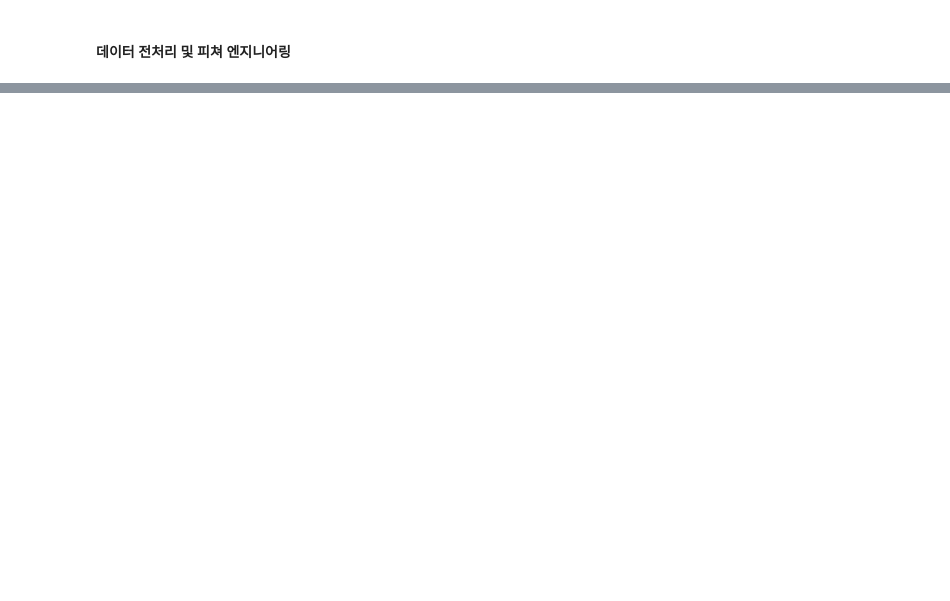
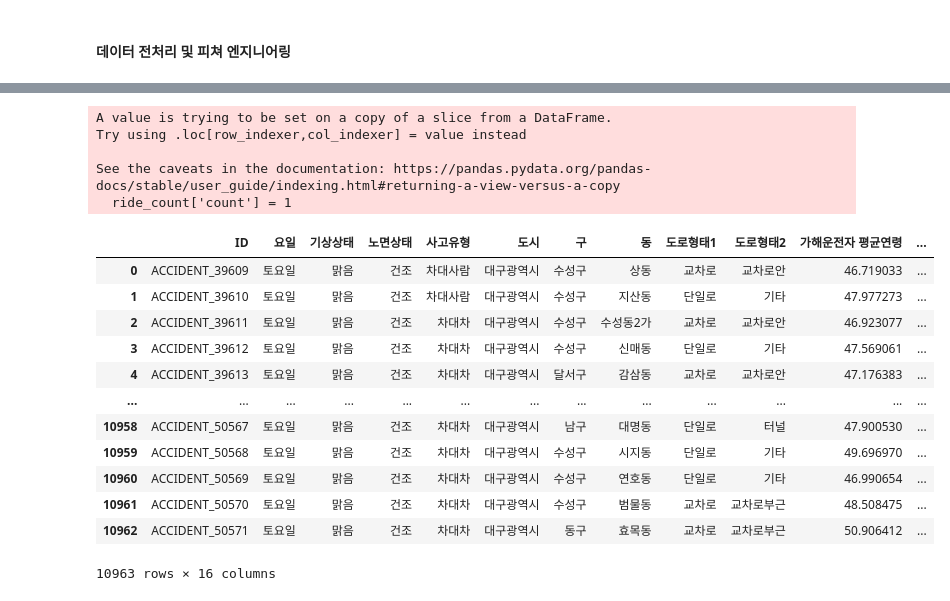
Before and after one commit to djdjdjdfh1/pandas-data-analysis, a Jupyter notebook: part7/special.ipynb, the cells around one changed output, grey strips where cells are left out. Cells and saved outputs as stored; diff of their text form; code cells hidden in the pictures; blank space fills up the shorter version.

Commit message:
pandas merge

```diff
--- a/part7/special.ipynb
+++ b/part7/special.ipynb
@@ -312,0 +337,9 @@ ValueError: Unable to parse string "2019-01-01 00" at position 0
+# %%
+# 지역별 평균 연령 추출 및 데이터 병합
+# 가해운전자 연령 과 피해운전자 연령의 평균을 지역별로 계산 -> 원본 데이터와 병합
+train_df
+age_mean = train_df[['도시','구','동','가해운전자 연령','피해운전자 연령']].groupby(['도시','구','동']).mean()
+age_mean.columns = ['가해운전자 평균연령', '피해운전자 평균연령']
+train_df = pd.merge(train_df, age_mean, how='left', on = ['도시','구','동'])
+test_df = pd.merge(test_df, age_mean, how='left', on = ['도시','구','동'])
+train_df['가해운전자 평균연령'].head()
@@ -312,0 +353,12 @@ ValueError: Unable to parse string "2019-01-01 00" at position 0
+# %%
+# 성별  남:1 여:0
+train_df['가해운전자 성별'] = train_df['가해운전자 성별'].map({'남':1, '여':0})
+train_df['피해운전자 성별'] = train_df['피해운전자 성별'].map({'남':1, '여':0})
+# %%
+# 지역별 평균 성별
+gender_mean = train_df[['도시','구','동','가해운전자 성별','피해운전자 성별']].groupby(['도시','구','동']).mean()
+gender_mean.columns = ['가해운전자 평균성별', '피해운전자 평균성별']
+print(gender_mean)
+train_df = pd.merge(train_df, gender_mean, how='left', on = ['도시','구','동'])
+test_df = pd.merge(test_df, gender_mean, how='left', on = ['도시','구','동'])
+train_df.head()
@@ -312,0 +388,4 @@ ValueError: Unable to parse string "2019-01-01 00" at position 0
+# %%
+# 주말특성  토,일 1  나머지는 0
+train_df['주말'] = train_df['요일'].apply(lambda x: 1 if x in ['토요일', '일요일'] else 0 )
+test_df['주말'] = test_df['요일'].apply(lambda x: 1 if x in ['토요일', '일요일'] else 0 )
@@ -312,0 +408,38 @@ ValueError: Unable to parse string "2019-01-01 00" at position 0
+# %%
+# 지역별 사고 유형에 따른 차량 종류의 위험도 산출 및 데이터 병합
+# 사고 유형과 차종별 사고 빈도는 지역별로 각기 다른 특성을 가진다 - ECLO의 주요 요인
+# 파생변수 : 가해운전자 차종의 ECLO와 가해 운전자 차종 건수를 곱해 차종별 위험도 파생변수
+ride_dangerous = train_df[['가해운전자 차종','ECLO']].groupby('가해운전자 차종').mean()
+ride_dangerous.columns = ['ride_dangerous']
+
+ride_count = train_df[['도시','구','가해운전자 차종']]
+ride_count['count'] = 1
+ride_count = ride_count.groupby(['도시','구','가해운전자 차종']).count().reset_index()
+temp_1 = pd.merge(ride_count, ride_dangerous, how='left', on=['가해운전자 차종'])
+temp_1['multiply'] = temp_1['count'] * temp_1['ride_dangerous']
+temp_1 = temp_1.groupby(['도시','구']).sum().reset_index().drop(columns=['ride_dangerous'])
+temp_1['ride_dangerous'] = temp_1['multiply'] / temp_1['count']
+temp_1 = temp_1.drop(columns=['가해운전자 차종', 'count', 'multiply'])
+
+train_df = pd.merge(train_df, temp_1, how='left', on=['도시', '구'])
+test_df = pd.merge(test_df, temp_1, how='left', on=['도시', '구'])
+test_df
+# %% [output]
+A value is trying to be set on a copy of a slice from a DataFrame.
+Try using .loc[row_indexer,col_indexer] = value instead
+
+See the caveats in the documentation: https://pandas.pydata.org/pandas-docs/stable/user_guide/indexing.html#returning-a-view-versus-a-copy
+  ride_count['count'] = 1
+|  | ID | 요일 | 기상상태 | 노면상태 | 사고유형 | 도시 | 구 | 동 | 도로형태1 | 도로형태2 | 가해운전자 평균연령 | ... |
+| 0 | ACCIDENT_39609 | 토요일 | 맑음 | 건조 | 차대사람 | 대구광역시 | 수성구 | 상동 | 교차로 | 교차로안 | 46.719033 | ... |
+| 1 | ACCIDENT_39610 | 토요일 | 맑음 | 건조 | 차대사람 | 대구광역시 | 수성구 | 지산동 | 단일로 | 기타 | 47.977273 | ... |
+| 2 | ACCIDENT_39611 | 토요일 | 맑음 | 건조 | 차대차 | 대구광역시 | 수성구 | 수성동2가 | 교차로 | 교차로안 | 46.923077 | ... |
+| 3 | ACCIDENT_39612 | 토요일 | 맑음 | 건조 | 차대차 | 대구광역시 | 수성구 | 신매동 | 단일로 | 기타 | 47.569061 | ... |
+| 4 | ACCIDENT_39613 | 토요일 | 맑음 | 건조 | 차대차 | 대구광역시 | 달서구 | 감삼동 | 교차로 | 교차로안 | 47.176383 | ... |
+| ... | ... | ... | ... | ... | ... | ... | ... | ... | ... | ... | ... | ... |
+| 10958 | ACCIDENT_50567 | 토요일 | 맑음 | 건조 | 차대차 | 대구광역시 | 남구 | 대명동 | 단일로 | 터널 | 47.900530 | ... |
+| 10959 | ACCIDENT_50568 | 토요일 | 맑음 | 건조 | 차대차 | 대구광역시 | 수성구 | 시지동 | 단일로 | 기타 | 49.696970 | ... |
+| 10960 | ACCIDENT_50569 | 토요일 | 맑음 | 건조 | 차대차 | 대구광역시 | 수성구 | 연호동 | 단일로 | 기타 | 46.990654 | ... |
+| 10961 | ACCIDENT_50570 | 토요일 | 맑음 | 건조 | 차대차 | 대구광역시 | 수성구 | 범물동 | 교차로 | 교차로부근 | 48.508475 | ... |
+| 10962 | ACCIDENT_50571 | 토요일 | 맑음 | 건조 | 차대차 | 대구광역시 | 동구 | 효목동 | 교차로 | 교차로부근 | 50.906412 | ... |
+10963 rows × 16 columns
```
Also changed, not shown: parts of 11 cells of this notebook.
